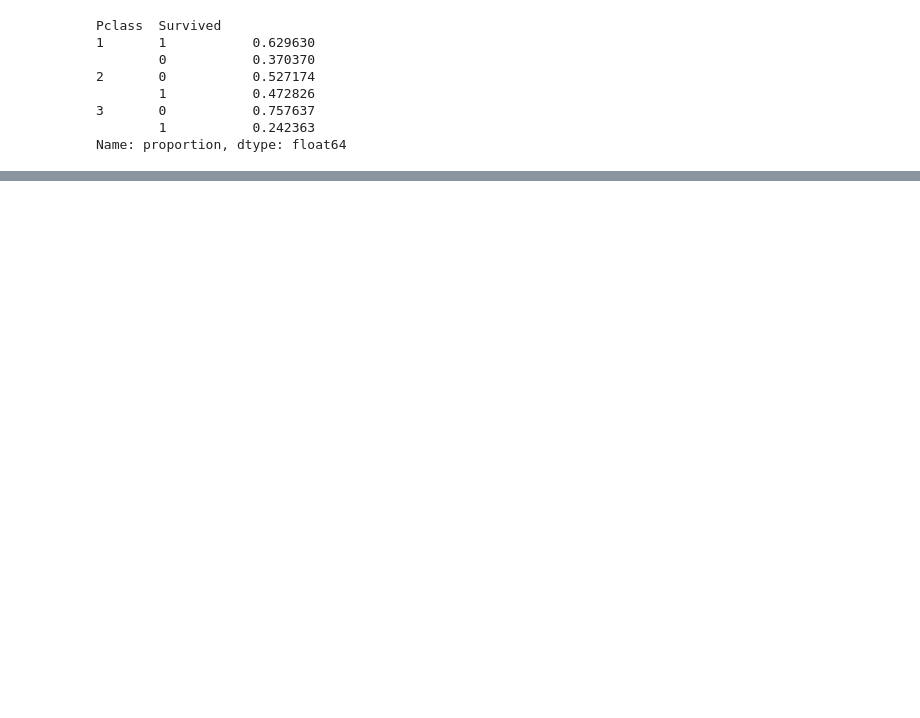
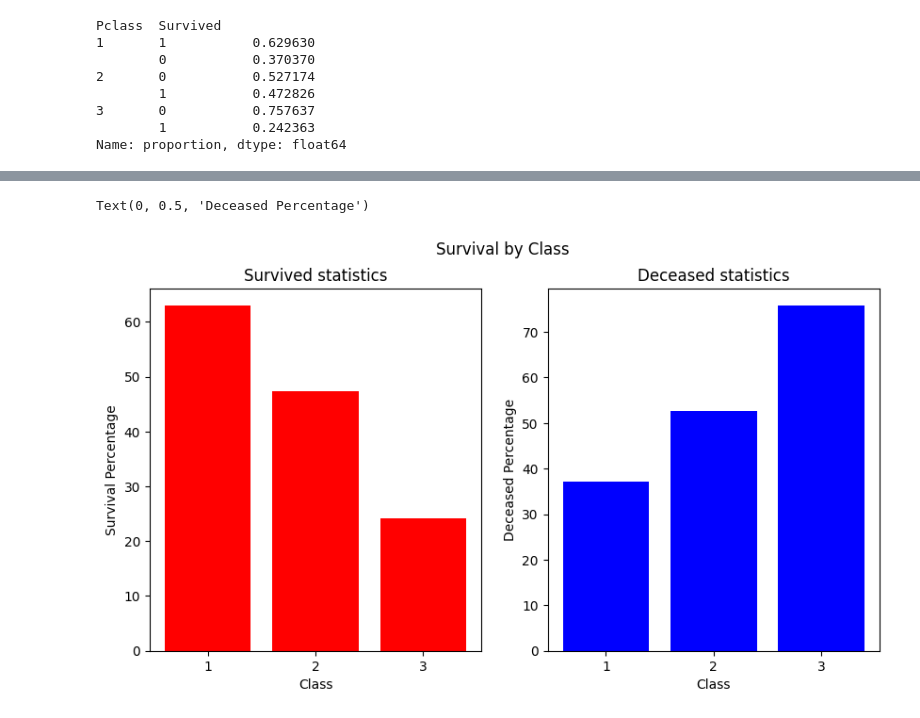
Before and after one commit to calhall4892/titanic-analysis, a Jupyter notebook: Titanic_notebook.ipynb, the cells around one changed output, grey strips where cells are left out. Saved outputs shown, nothing was run; the diff lists cells and outputs as text; code cells hidden in the pictures; blank space fills up the shorter version.

```diff
--- a/Titanic_notebook.ipynb
+++ b/Titanic_notebook.ipynb
@@ -144,3 +158,0 @@ sur_by_sex_class
-# %%
-sur_by_sex_class = pd.DataFrame(sur_by_sex_class, columns = ['Pclass', 'Survived', 'proportion'])
-sur_by_sex_class.head()
@@ -157,0 +159,5 @@ ValueError: Index contains duplicate entries, cannot reshape
+# %%
+# convert to df
+
+sur_by_sex_class = sur_by_sex_class.reset_index()
+print(sur_by_sex_class)
@@ -157,0 +172,27 @@ ValueError: Index contains duplicate entries, cannot reshape
+# %%
+# this is to ensure it is a percentage
+sur_by_sex_class['proportion'] = sur_by_sex_class['proportion'] * 100
+
+# this is seperating the survived from the died stat
+survived = sur_by_sex_class[sur_by_sex_class['Survived'] == 1]
+not_survived = sur_by_sex_class[sur_by_sex_class['Survived'] == 0]
+
+# this is creating the plot
+fig, ax = plt.subplots(1, 2, figsize = (10,5))
+fig.suptitle('Survival by Class')
+ax[0].bar(survived['Pclass'], survived['proportion'], color = 'Red')
+ax[0].set_title('Survived statistics')
+ax[0].set_xlabel('Class')
+ax[0].set_xticks(range(1, 4))
+ax[0].set_ylabel('Survival Percentage')
+
+ax[1].bar(not_survived['Pclass'], not_survived['proportion'], color = 'Blue')
+ax[1].set_title('Deceased statistics')
+ax[1].set_xlabel('Class')
+ax[1].set_xticks(range(1, 4))
+ax[1].set_ylabel('Deceased Percentage')
+
+# in reality the deceased stats were not needed but to practice i did them anyway
+# %% [output]
+Text(0, 0.5, 'Deceased Percentage')
+[figure, added]
```
Also changed, not shown: parts of 11 cells of this notebook.
